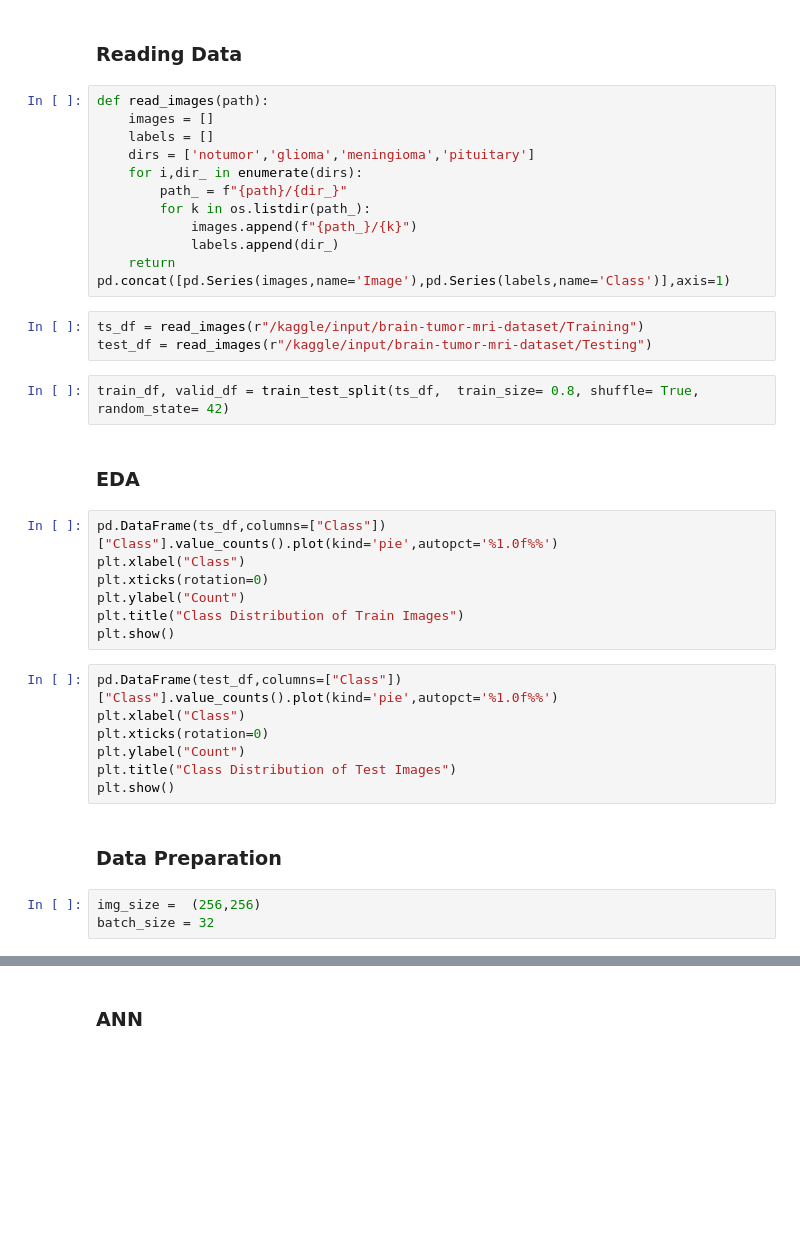
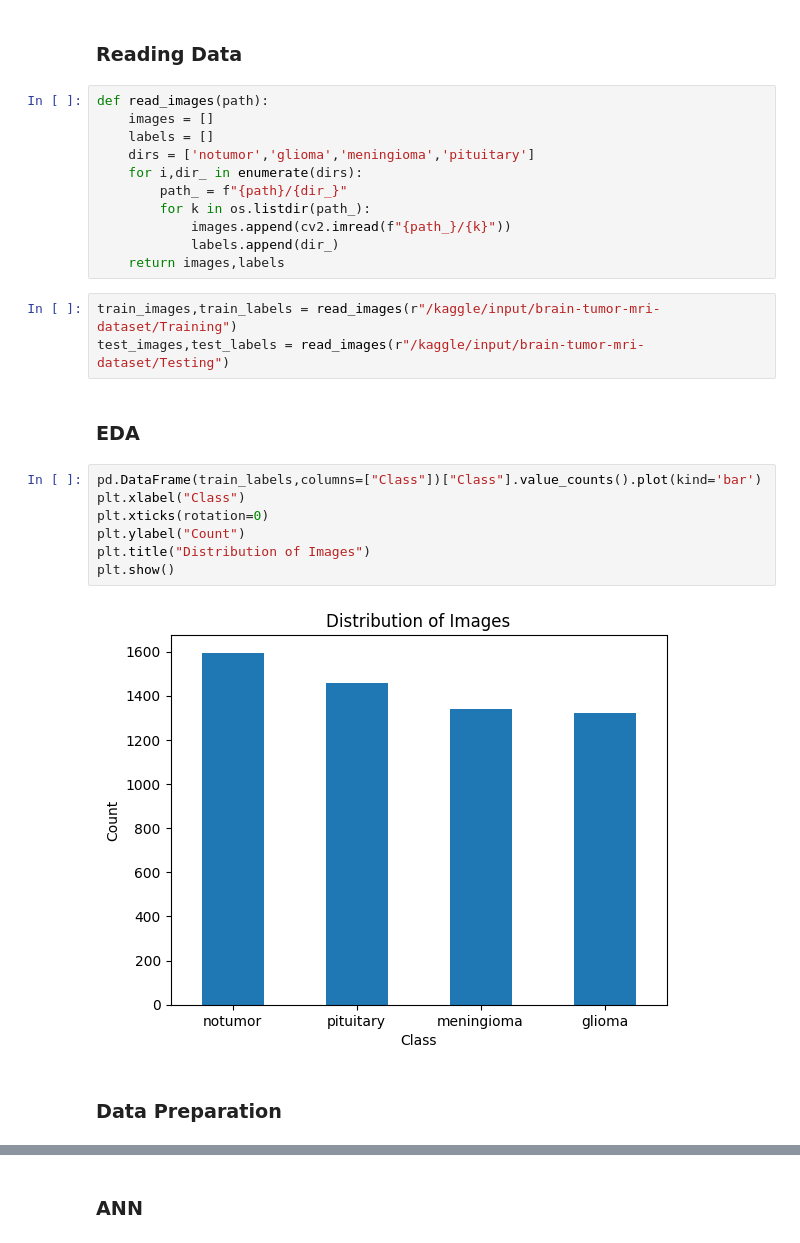
Before and after one commit to umertariq22/Brain-Tumor-Detection, a Jupyter notebook: brain-tumor-classification.ipynb, the cells around one changed output, grey strips where cells are left out. Cells and saved outputs as stored; diff of their text form; blank space fills up the shorter version.

```diff
--- a/brain-tumor-classification.ipynb
+++ b/brain-tumor-classification.ipynb
@@ -28,32 +31,22 @@ def read_images(path):
     for i,dir_ in enumerate(dirs):
         path_ = f"{path}/{dir_}"
         for k in os.listdir(path_):
-            images.append(f"{path_}/{k}")
+            images.append(cv2.imread(f"{path_}/{k}"))
             labels.append(dir_)
-    return pd.concat([pd.Series(images,name='Image'),pd.Series(labels,name='Class')],axis=1)
+    return images,labels
 # %%
-ts_df = read_images(r"/kaggle/input/brain-tumor-mri-dataset/Training")
-test_df = read_images(r"/kaggle/input/brain-tumor-mri-dataset/Testing")
+train_images,train_labels = read_images(r"/kaggle/input/brain-tumor-mri-dataset/Training")
+test_images,test_labels = read_images(r"/kaggle/input/brain-tumor-mri-dataset/Testing")
-# %%
-train_df, valid_df = train_test_split(ts_df,  train_size= 0.8, shuffle= True, random_state= 42)
 # %% [markdown]
 ### EDA
 # %%
-pd.DataFrame(ts_df,columns=["Class"])["Class"].value_counts().plot(kind='pie',autopct='%1.0f%%')
+pd.DataFrame(train_labels,columns=["Class"])["Class"].value_counts().plot(kind='bar')
 plt.xlabel("Class")
 plt.xticks(rotation=0)
 plt.ylabel("Count")
-plt.title("Class Distribution of Train Images")
+plt.title("Distribution of Images")
 plt.show()
+# %% [output]
+[figure, added]
-# %%
-pd.DataFrame(test_df,columns=["Class"])["Class"].value_counts().plot(kind='pie',autopct='%1.0f%%')
-plt.xlabel("Class")
-plt.xticks(rotation=0)
-plt.ylabel("Count")
-plt.title("Class Distribution of Test Images")
-plt.show()
 # %% [markdown]
 ### Data Preparation
-# %%
-img_size =  (256,256)
-batch_size = 32
```
Also changed, not shown: parts of 30 cells of this notebook.
